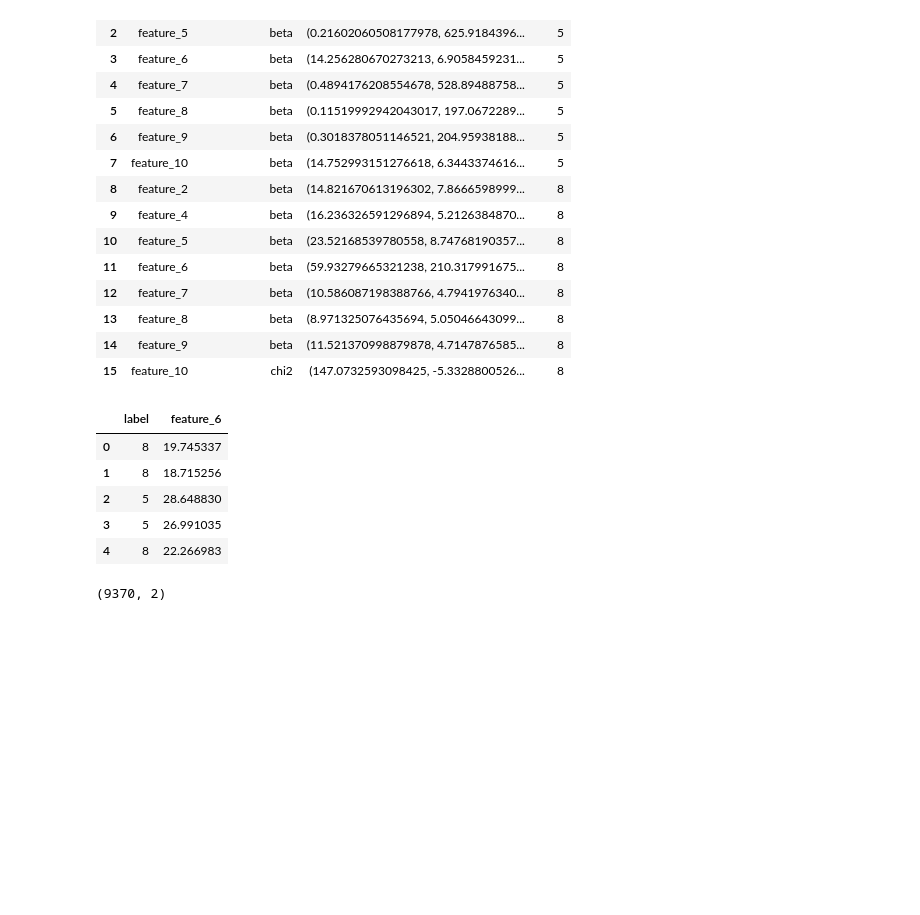
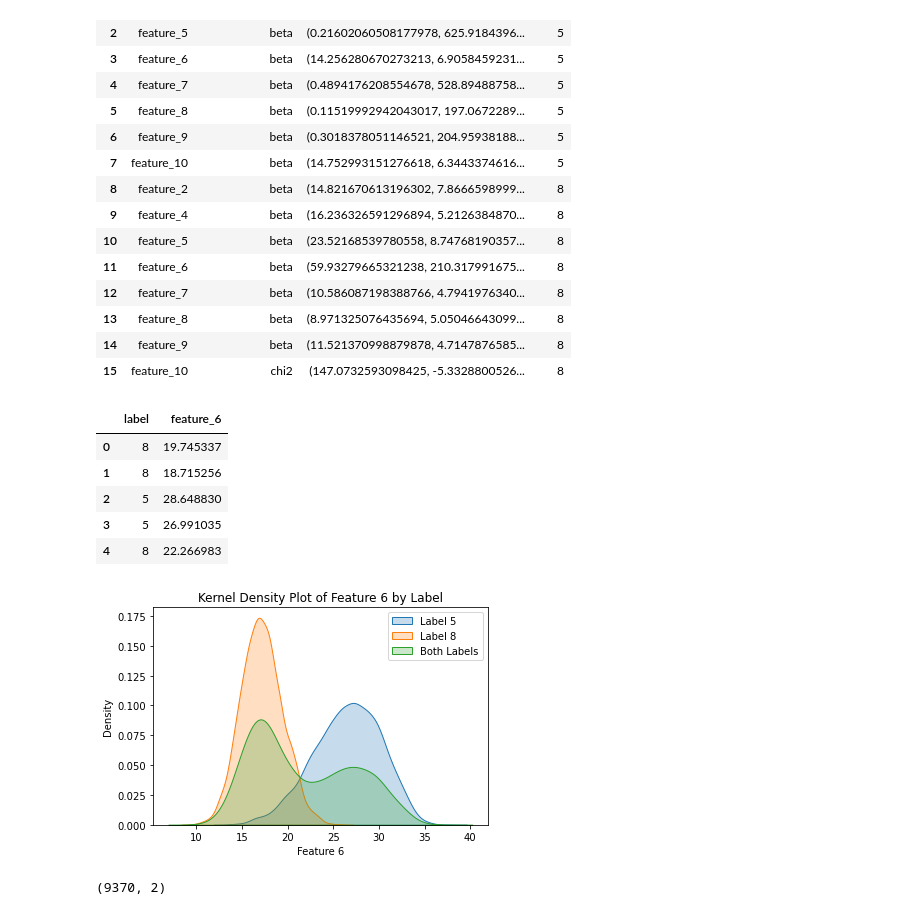
Before and after one commit to jnshzk/CCM_project, a Jupyter notebook: distributions_2.ipynb, the cells around one changed output. Drawn from its saved outputs; the diff is of its cells as text; code cells hidden in the pictures; blank space fills up the shorter version.

```diff
--- a/distributions_2.ipynb
+++ b/distributions_2.ipynb
@@ -265,6 +265,20 @@ new_df.head()
 | 2 | 5 | 28.648830 |
 | 3 | 5 | 26.991035 |
 | 4 | 8 | 22.266983 |
+# %%
+sns.kdeplot(new_df[new_df["label"] == 5]["feature_6"], shade=True, label="Label 5")
+sns.kdeplot(new_df[new_df["label"] == 8]["feature_6"], shade=True, label="Label 8")
+
+# plot the kernel density plot for feature_6, without grouping by label
+sns.kdeplot(new_df["feature_6"], shade=True, label="Both Labels")
+
+plt.xlabel("Feature 6")
+plt.ylabel("Density")
+plt.title("Kernel Density Plot of Feature 6 by Label")
+plt.legend()
+plt.show()
+# %% [output]
+[figure, added]
 # %%
 new_df.shape
 # %% [output]
```
Also changed, not shown: parts of 2 cells of this notebook.
